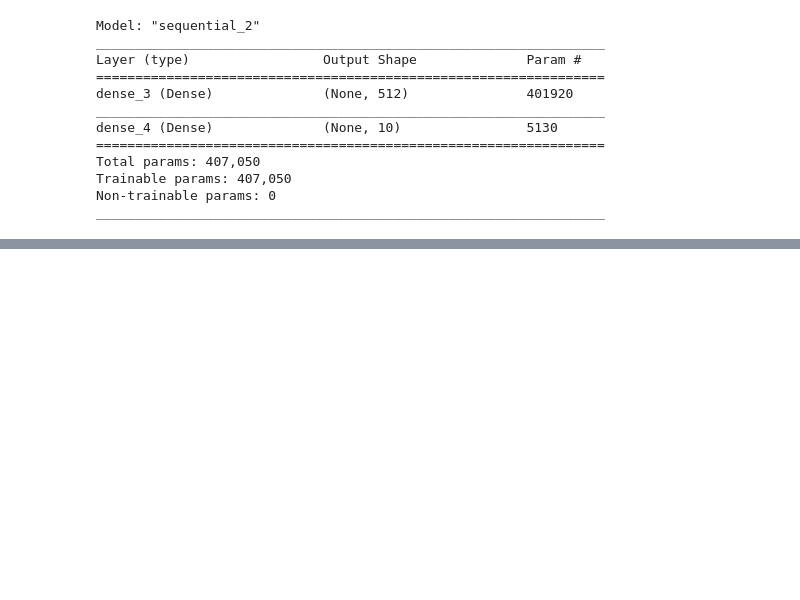
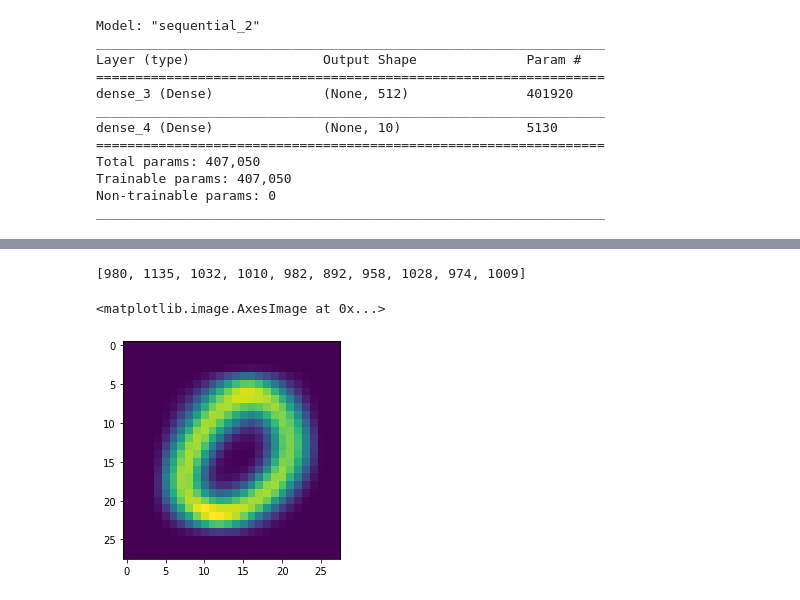
Before and after one commit to mbraddy/CAP4630-AI, a Jupyter notebook: hw1/CAP4630_Braddy_HW1_Problem3.ipynb, the cells around one changed output, grey strips where cells are left out. Drawn from its saved outputs; the diff is of its cells as text; code cells hidden in the pictures; blank space fills up the shorter version.

```diff
--- a/hw1/CAP4630_Braddy_HW1_Problem3.ipynb
+++ b/hw1/CAP4630_Braddy_HW1_Problem3.ipynb
@@ -71,0 +96,35 @@ Display Average Digit:
+# %%
+counter = [0, 0, 0, 0, 0, 0, 0, 0, 0, 0]
+total_n = 0
+list_of_indeces = [[],[],[],[],[],[],[],[],[],[]]
+for label in test_labels:
+  for x in range(10):
+    if label[x] == 1.:
+      counter[x] += 1
+      list_of_indeces[x].append(total_n)
+  total_n += 1
+
+counter
+# %% [output]
+[980, 1135, 1032, 1010, 982, 892, 958, 1028, 974, 1009]
+# %%
+participating_images_0 = []
+participating_images_1 = []
+participating_images_2 = []
+participating_images_3 = []
+participating_images_4 = []
+participating_images_5 = []
+participating_images_6 = []
+participating_images_7 = []
+participating_images_8 = []
+participating_images_9 = []
+
+for index in list_of_indeces[0]:
+  participating_images_0.append(test_images[index])
+part_array = np.array(participating_images_0)
+part_array.shape
+img_avg = np.array(np.mean(part_array, axis = 0))
+plt.imshow(img_avg.reshape(28,28))
+# %% [output]
+<matplotlib.image.AxesImage at 0x...>
+[figure, added]
```
Also changed, not shown: parts of 19 cells of this notebook.
